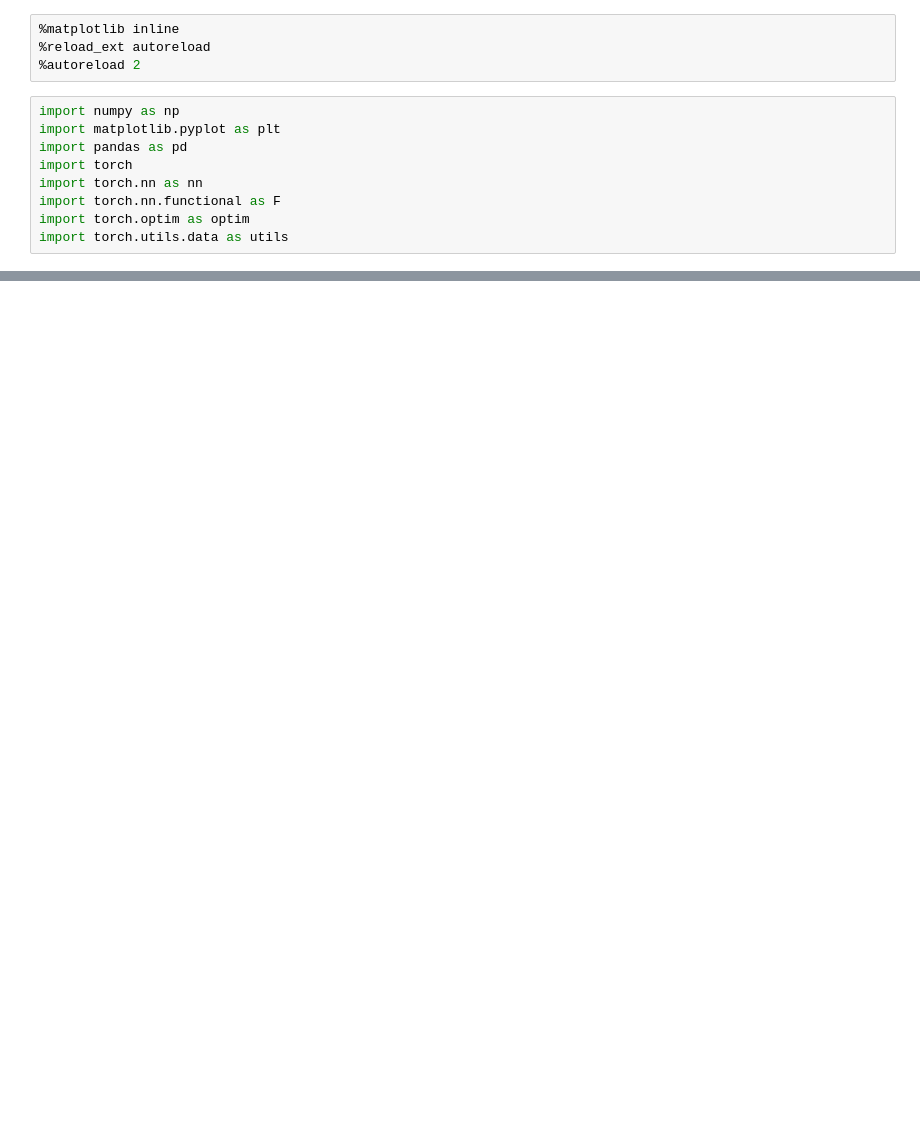
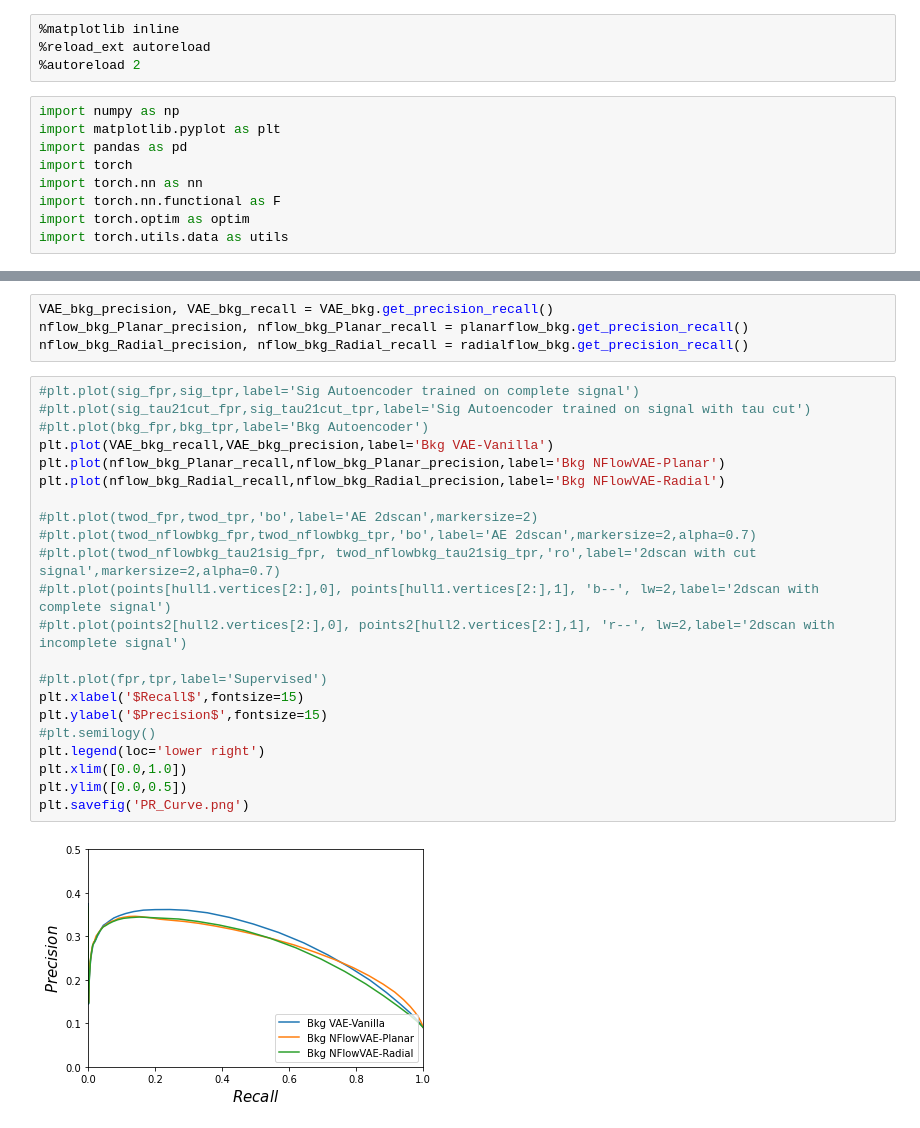
Before and after one commit to SangeonPark/QUASAR, a Jupyter notebook: new_flows/ROC-Comparison.ipynb, the cells around one changed output, grey strips where cells are left out. Cells and saved outputs as stored; diff of their text form; blank space fills up the shorter version.

```diff
--- a/new_flows/ROC-Comparison.ipynb
+++ b/new_flows/ROC-Comparison.ipynb
@@ -45,0 +86,28 @@ plt.savefig('ROC_Curve.png')
+# %%
+VAE_bkg_precision, VAE_bkg_recall = VAE_bkg.get_precision_recall()
+nflow_bkg_Planar_precision, nflow_bkg_Planar_recall = planarflow_bkg.get_precision_recall()
+nflow_bkg_Radial_precision, nflow_bkg_Radial_recall = radialflow_bkg.get_precision_recall()
+# %%
+#plt.plot(sig_fpr,sig_tpr,label='Sig Autoencoder trained on complete signal')
+#plt.plot(sig_tau21cut_fpr,sig_tau21cut_tpr,label='Sig Autoencoder trained on signal with tau cut')
+#plt.plot(bkg_fpr,bkg_tpr,label='Bkg Autoencoder')
+plt.plot(VAE_bkg_recall,VAE_bkg_precision,label='Bkg VAE-Vanilla')
+plt.plot(nflow_bkg_Planar_recall,nflow_bkg_Planar_precision,label='Bkg NFlowVAE-Planar')
+plt.plot(nflow_bkg_Radial_recall,nflow_bkg_Radial_precision,label='Bkg NFlowVAE-Radial')
+
+#plt.plot(twod_fpr,twod_tpr,'bo',label='AE 2dscan',markersize=2)
+#plt.plot(twod_nflowbkg_fpr,twod_nflowbkg_tpr,'bo',label='AE 2dscan',markersize=2,alpha=0.7)
+#plt.plot(twod_nflowbkg_tau21sig_fpr, twod_nflowbkg_tau21sig_tpr,'ro',label='2dscan with cut signal',markersize=2,alpha=0.7)
+#plt.plot(points[hull1.vertices[2:],0], points[hull1.vertices[2:],1], 'b--', lw=2,label='2dscan with complete signal')
+#plt.plot(points2[hull2.vertices[2:],0], points2[hull2.vertices[2:],1], 'r--', lw=2,label='2dscan with incomplete signal')
+
+#plt.plot(fpr,tpr,label='Supervised')
+plt.xlabel('$Recall$',fontsize=15)
+plt.ylabel('$Precision$',fontsize=15)
+#plt.semilogy()
+plt.legend(loc='lower right')
+plt.xlim([0.0,1.0])
+plt.ylim([0.0,0.5])
+plt.savefig('PR_Curve.png')
+# %% [output]
+[figure, added]
```
Also changed, not shown: parts of 8 cells of this notebook, 35 other files.
